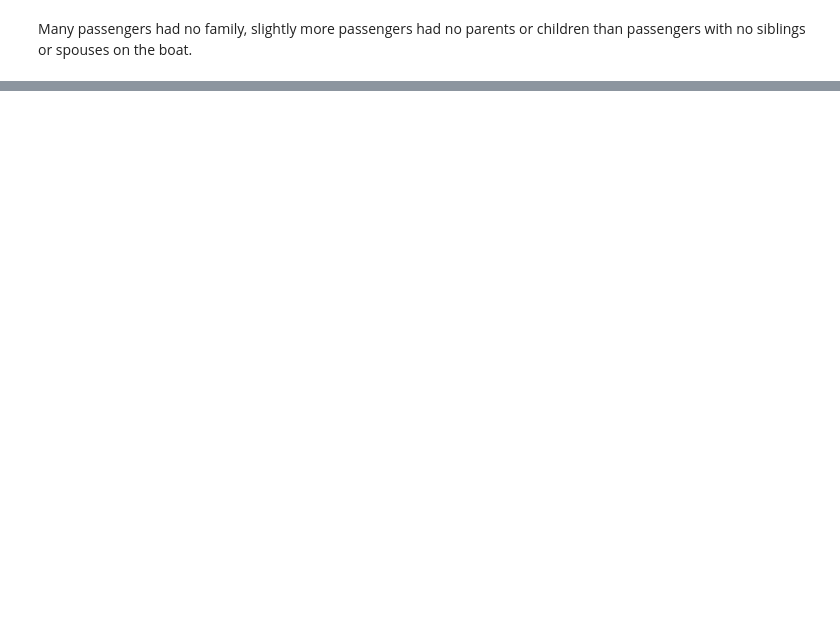
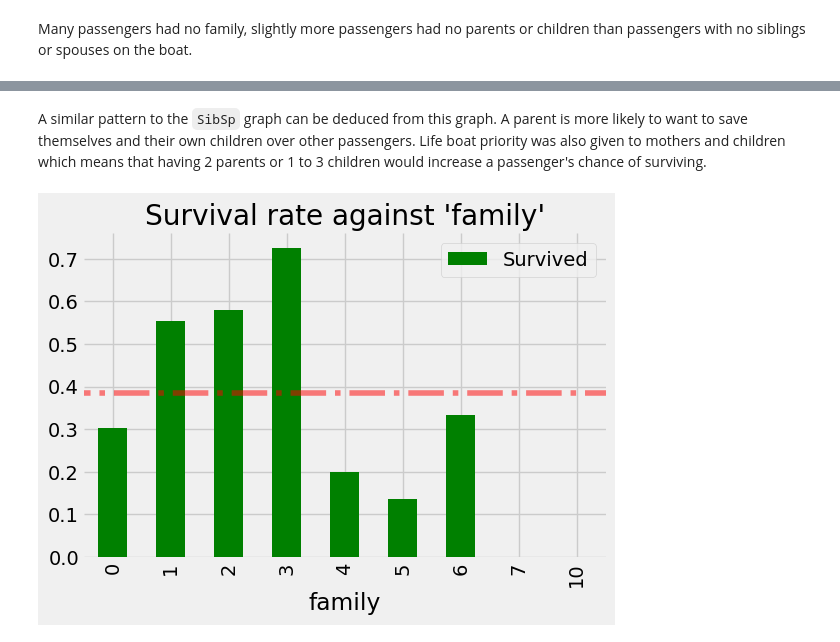
Before and after one commit to chouwwa/Kaggle-Titanic-Competition, a Jupyter notebook: Predicting Titanic Survivors.ipynb, the cells around one changed output, grey strips where cells are left out. Drawn from its saved outputs; the diff is of its cells as text; code cells hidden in the pictures; blank space fills up the shorter version.

```diff
--- a/Predicting Titanic Survivors.ipynb
+++ b/Predicting Titanic Survivors.ipynb
@@ -211,0 +220,6 @@ survival_rate_plot(pd.concat([focus, focus_target], axis=1), 'SibSp')
+# %% [markdown]
+A similar pattern to the `SibSp` graph can be deduced from this graph. A parent is more likely to want to save themselves and their own children over other passengers. Life boat priority was also given to mothers and children which means that having 2 parents or 1 to 3 children would increase a passenger's chance of surviving.
+# %%
+survival_rate_plot(focus_agg, 'family')
+# %% [output]
+[figure, added]
```
Also changed, not shown: parts of 7 cells of this notebook.
